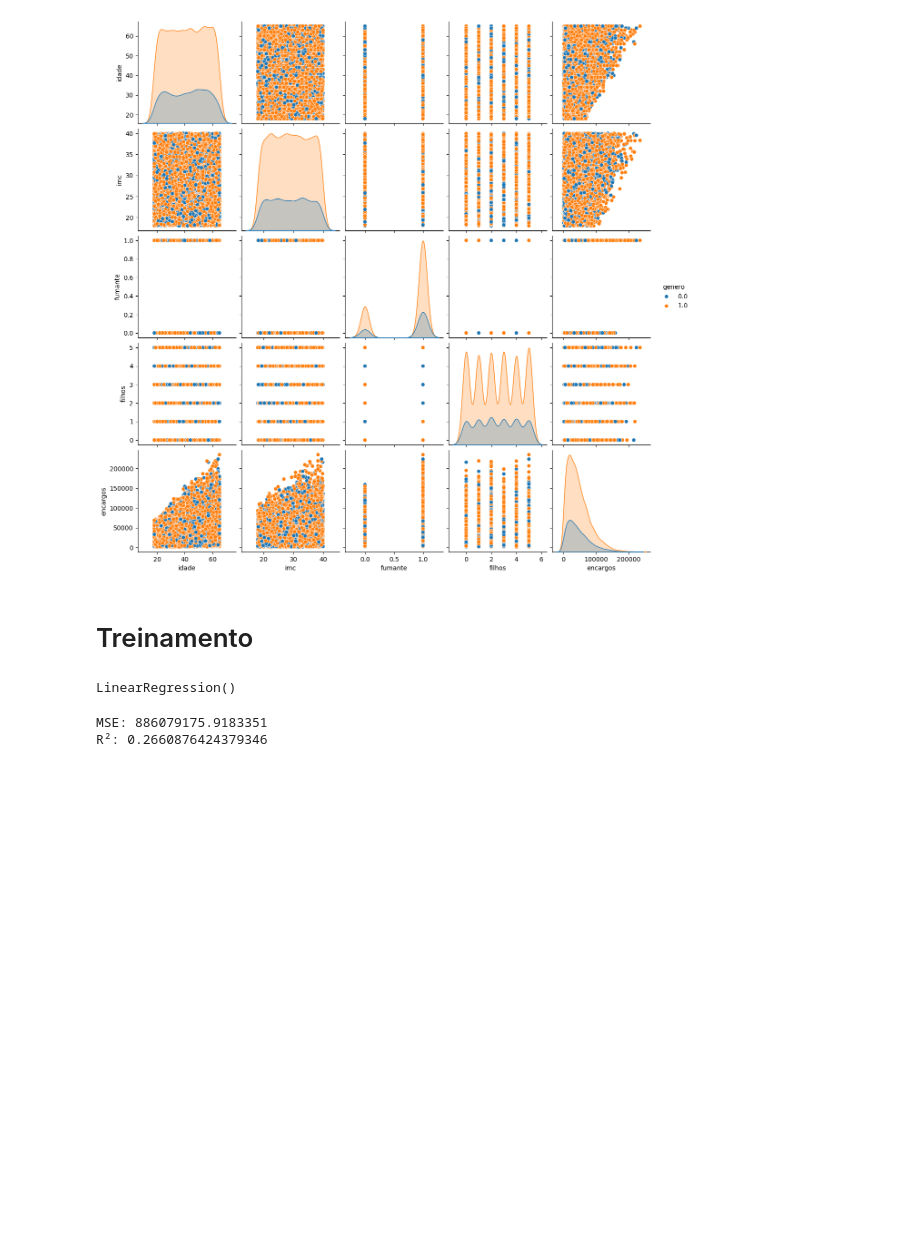
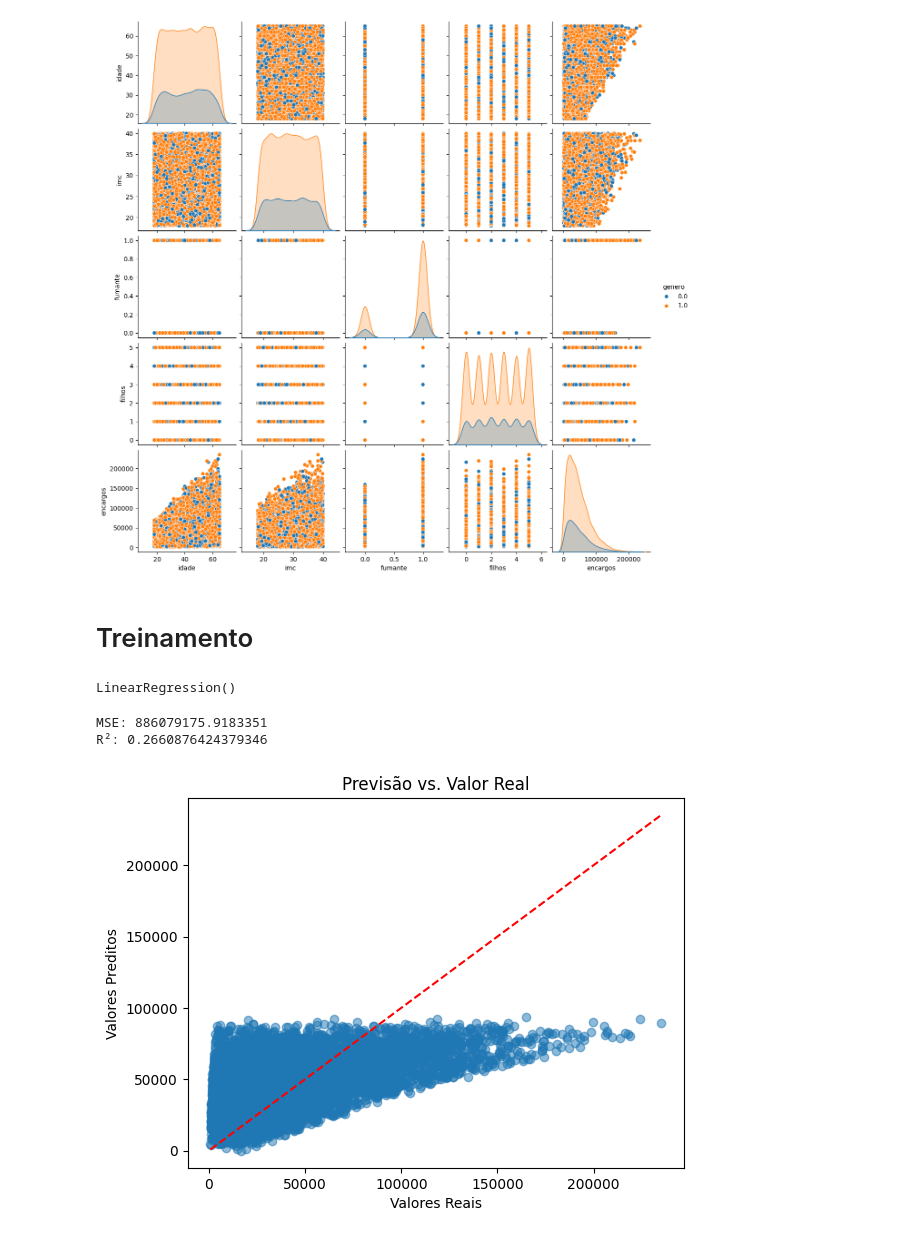
Before and after one commit to daniel-kiluange/pos-tech-challenge-fiap-fase-1-5iadt, a Jupyter notebook: atividade.ipynb, the cells around one changed output. Saved outputs shown, nothing was run; the diff lists cells and outputs as text; code cells hidden in the pictures; blank space fills up the shorter version.

```diff
--- a/atividade.ipynb
+++ b/atividade.ipynb
@@ -102,3 +102,13 @@ print('R²:', r2_score(y_test, y_pred))
 # %% [output]
 MSE: 886079175.9183351
 R²: 0.2660876424379346
+# %%
+import matplotlib.pyplot as plt
+plt.scatter(y_test, y_pred, alpha=0.5)
+plt.xlabel('Valores Reais')
+plt.ylabel('Valores Preditos')
+plt.title('Previsão vs. Valor Real')
+plt.plot([y_test.min(), y_test.max()], [y_test.min(), y_test.max()], 'r--')
+plt.show()
+# %% [output]
+[figure, added]
```
